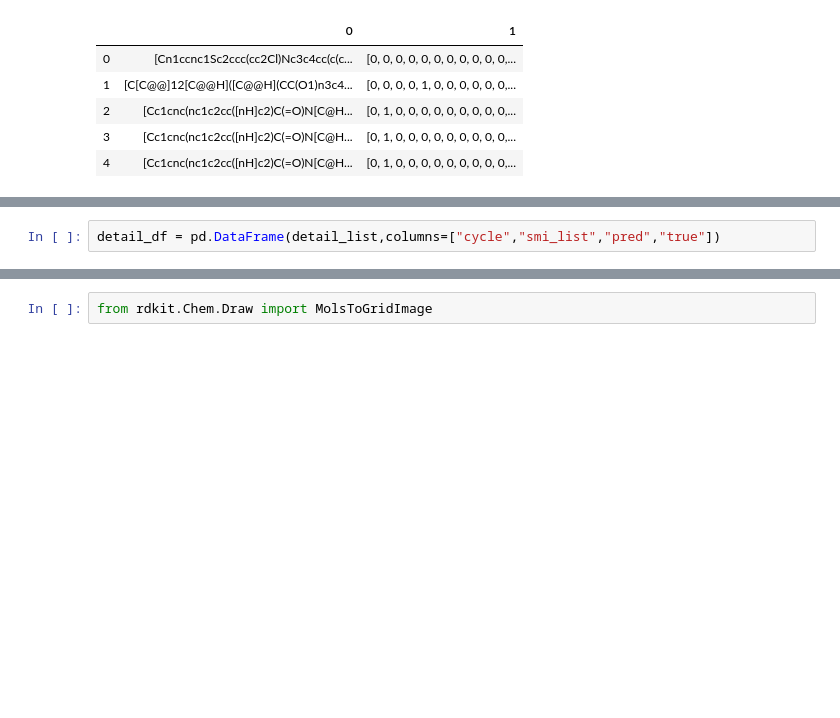
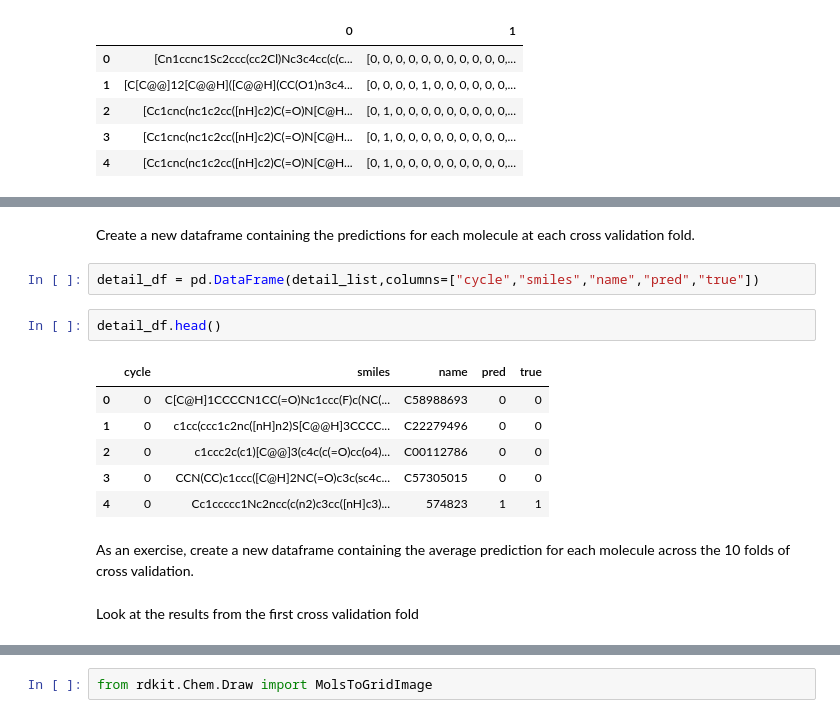
Before and after one commit to PatWalters/workshop, a Jupyter notebook: predictive_models/running_a_predictive_model.ipynb, the cells around one changed output, grey strips where cells are left out. Saved outputs shown, nothing was run; the diff lists cells and outputs as text; blank space fills up the shorter version.

```diff
--- a/predictive_models/running_a_predictive_model.ipynb
+++ b/predictive_models/running_a_predictive_model.ipynb
@@ -115,6 +140,21 @@ sns.distplot(mcc_list)
 [drawing not drawn]
+# %% [markdown]
+Create a new dataframe containing the predictions for each molecule at each cross validation fold.
 # %%
-detail_df = pd.DataFrame(detail_list,columns=["cycle","smi_list","pred","true"])
+detail_df = pd.DataFrame(detail_list,columns=["cycle","smiles","name","pred","true"])
+# %%
+detail_df.head()
+# %% [output]
+|  | cycle | smiles | name | pred | true |
+| 0 | 0 | C[C@H]1CCCCN1CC(=O)Nc1ccc(F)c(NC(... | C58988693 | 0 | 0 |
+| 1 | 0 | c1cc(ccc1c2nc([nH]n2)S[C@@H]3CCCC... | C22279496 | 0 | 0 |
+| 2 | 0 | c1ccc2c(c1)[C@@]3(c4c(c(=O)cc(o4)... | C00112786 | 0 | 0 |
+| 3 | 0 | CCN(CC)c1ccc([C@H]2NC(=O)c3c(sc4c... | C57305015 | 0 | 0 |
+| 4 | 0 | Cc1ccccc1Nc2ncc(c(n2)c3cc([nH]c3)... | 574823 | 1 | 1 |
+# %% [markdown]
+As an exercise, create a new dataframe containing the average prediction for each molecule across the 10 folds of cross validation.
+# %% [markdown]
+Look at the results from the first cross validation fold
 # %%
 detail_df.query("cycle == 0").pred.value_counts()
 # %% [output]
```
Also changed, not shown: parts of 40 cells of this notebook, 1 other file.
